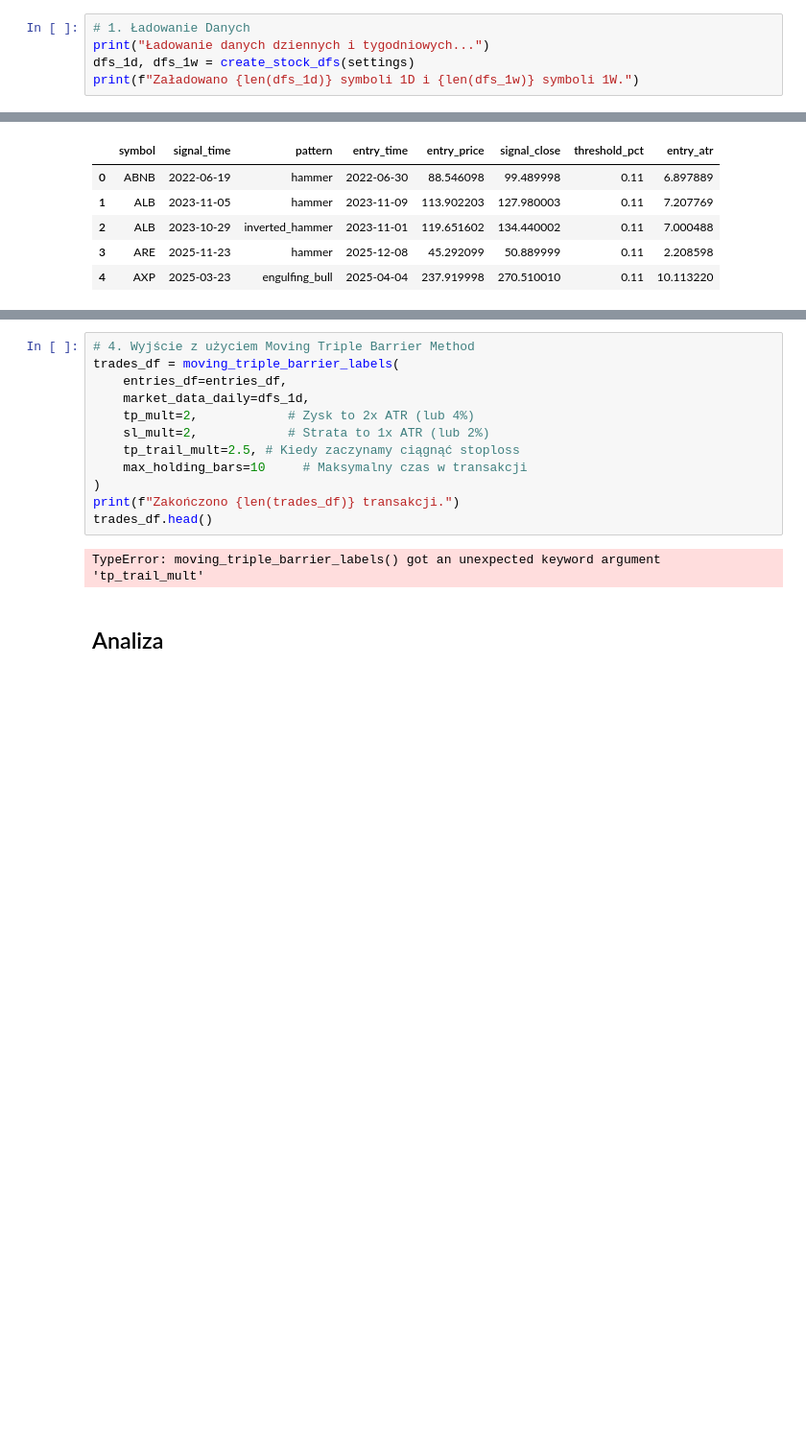
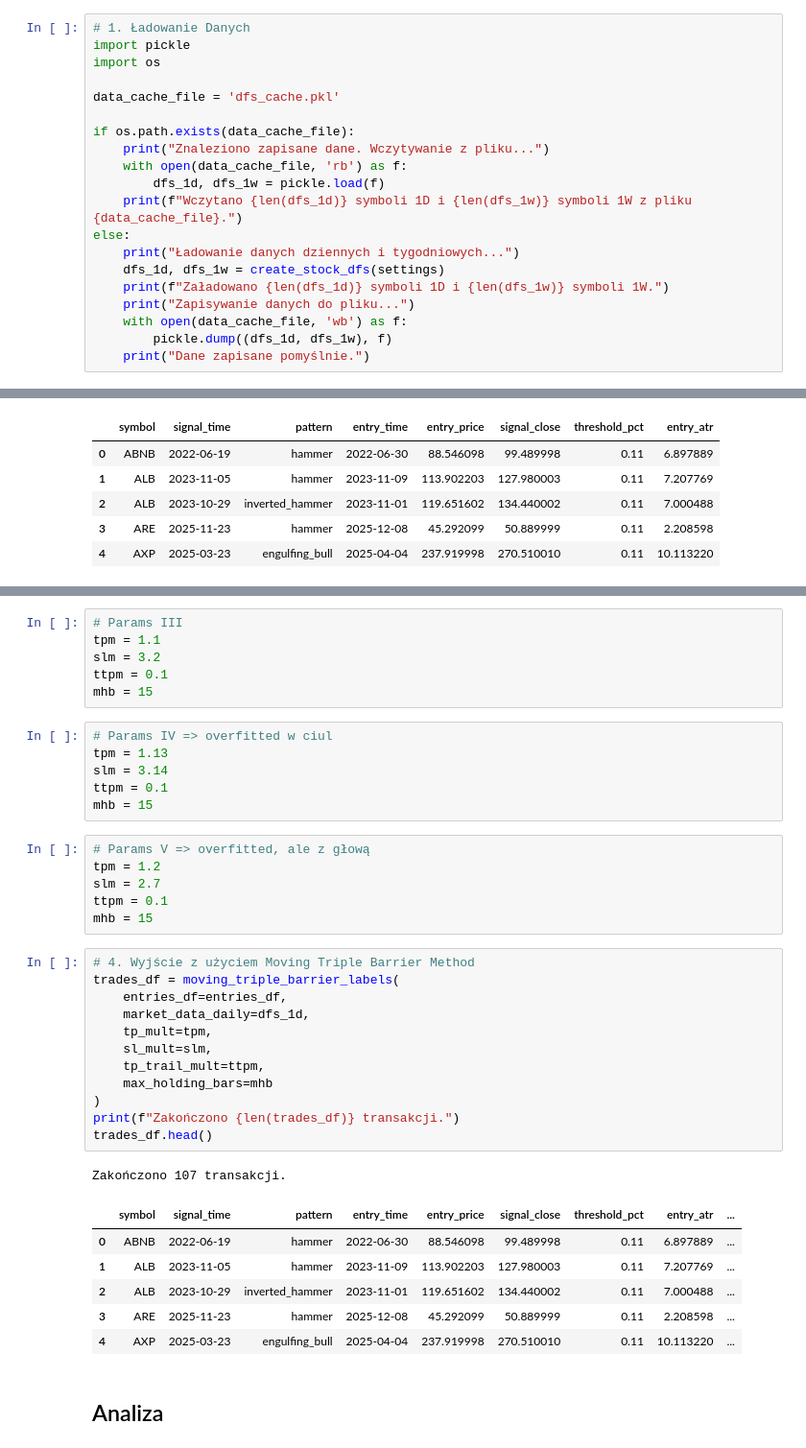
Before and after one commit to Tom-Wasko/lyse-lby, a Jupyter notebook: odbicie/main.ipynb, the cells around one changed output, grey strips where cells are left out. Shown at 96% size. Saved outputs shown, nothing was run; the diff lists cells and outputs as text; blank space fills up the shorter version.

```diff
--- a/odbicie/main.ipynb
+++ b/odbicie/main.ipynb
@@ -36,6 +36,21 @@ settings = {
 }
 # %%
 # 1. Ładowanie Danych
-print("Ładowanie danych dziennych i tygodniowych...")
-dfs_1d, dfs_1w = create_stock_dfs(settings)
-print(f"Załadowano {len(dfs_1d)} symboli 1D i {len(dfs_1w)} symboli 1W.")
+import pickle
+import os
+
+data_cache_file = 'dfs_cache.pkl'
+
+if os.path.exists(data_cache_file):
+    print("Znaleziono zapisane dane. Wczytywanie z pliku...")
+    with open(data_cache_file, 'rb') as f:
+        dfs_1d, dfs_1w = pickle.load(f)
+    print(f"Wczytano {len(dfs_1d)} symboli 1D i {len(dfs_1w)} symboli 1W z pliku {data_cache_file}.")
+else:
+    print("Ładowanie danych dziennych i tygodniowych...")
+    dfs_1d, dfs_1w = create_stock_dfs(settings)
+    print(f"Załadowano {len(dfs_1d)} symboli 1D i {len(dfs_1w)} symboli 1W.")
+    print("Zapisywanie danych do pliku...")
+    with open(data_cache_file, 'wb') as f:
+        pickle.dump((dfs_1d, dfs_1w), f)
+    print("Dane zapisane pomyślnie.")
@@ -155,17 +117,41 @@ plt.show()
+# %%
+# Params III
+tpm = 1.1
+slm = 3.2
+ttpm = 0.1
+mhb = 15
+# %%
+# Params IV => overfitted w ciul
+tpm = 1.13
+slm = 3.14
+ttpm = 0.1
+mhb = 15
+# %%
+# Params V => overfitted, ale z głową
+tpm = 1.2
+slm = 2.7
+ttpm = 0.1
+mhb = 15
 # %%
 # 4. Wyjście z użyciem Moving Triple Barrier Method
 trades_df = moving_triple_barrier_labels(
     entries_df=entries_df,
     market_data_daily=dfs_1d,
-    tp_mult=2,            # Zysk to 2x ATR (lub 4%)
-    sl_mult=2,            # Strata to 1x ATR (lub 2%)
-    tp_trail_mult=2.5, # Kiedy zaczynamy ciągnąć stoploss
-    max_holding_bars=10     # Maksymalny czas w transakcji
+    tp_mult=tpm,
+    sl_mult=slm,
+    tp_trail_mult=ttpm,
+    max_holding_bars=mhb
 )
 print(f"Zakończono {len(trades_df)} transakcji.")
 trades_df.head()
 # %% [output]
-TypeError: moving_triple_barrier_labels() got an unexpected keyword argument 'tp_trail_mult'
+Zakończono 107 transakcji.
+|  | symbol | signal_time | pattern | entry_time | entry_price | signal_close | threshold_pct | entry_atr | ... |
+| 0 | ABNB | 2022-06-19 | hammer | 2022-06-30 | 88.546098 | 99.489998 | 0.11 | 6.897889 | ... |
+| 1 | ALB | 2023-11-05 | hammer | 2023-11-09 | 113.902203 | 127.980003 | 0.11 | 7.207769 | ... |
+| 2 | ALB | 2023-10-29 | inverted_hammer | 2023-11-01 | 119.651602 | 134.440002 | 0.11 | 7.000488 | ... |
+| 3 | ARE | 2025-11-23 | hammer | 2025-12-08 | 45.292099 | 50.889999 | 0.11 | 2.208598 | ... |
+| 4 | AXP | 2025-03-23 | engulfing_bull | 2025-04-04 | 237.919998 | 270.510010 | 0.11 | 10.113220 | ... |
 # %% [markdown]
 ## Analiza
 # %%
```
Also changed, not shown: parts of 13 cells of this notebook, 2 other files.
